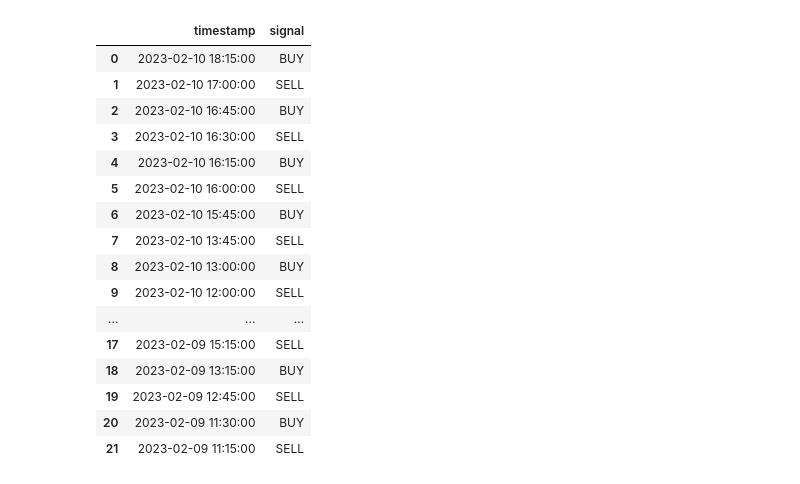
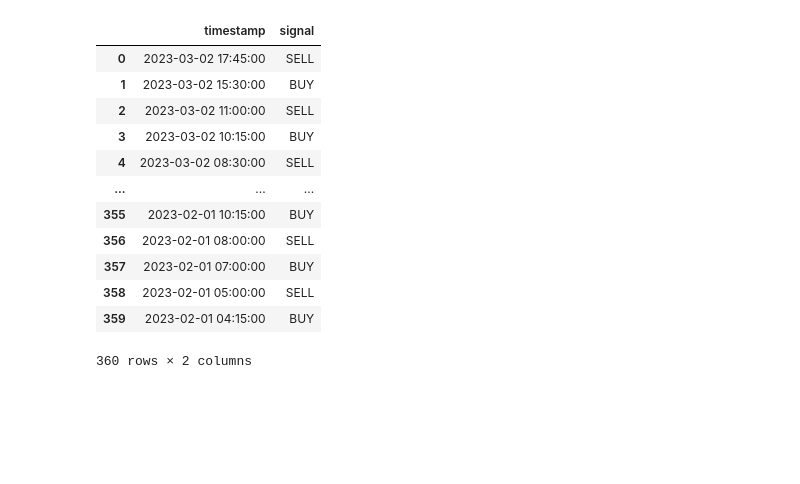
Before and after one commit to Harshit-2000/AlgoBulls-Assignment, a Jupyter notebook: AlgoBulls.ipynb, the cells around one changed output. Drawn from its saved outputs; the diff is of its cells as text; code cells hidden in the pictures; blank space fills up the shorter version.

Commit message:
Added new methods to Script Data class to fetch historical data

```diff
--- a/AlgoBulls.ipynb
+++ b/AlgoBulls.ipynb
@@ -108,12 +154,16 @@ class Strategy:
     def __init__(self, script):
         self.script = script
 
-        # fetching stock data using ScriptData class
+
+    def get_script_data(self):
         self.script_data = ScriptData()
-        self.script_data.fetch_intraday_data(script)
-        self.script_data.convert_intraday_data(script)
 
-        self.df = self.script_data[script]
+        # fetching stocks data using scriptData class
+
+        self.script_data.fetch_extended_intraday_data(self.script)
+        self.script_data.convert_extended_intraday_data(self.script)
+
+        self.df = self.script_data.extended_data[self.script]
 
         # taking time period as 5 as no time period is given in assignment.
         self.indicator_data = indicator1(self.df, timeperiod=5)
@@ -123,7 +173,7 @@ class Strategy:
     def get_signals(self):
 
         """
-            returns a dataframe with
+            returns a dataframe with signal wheather to buy/sell a stock at a timepstamp.
         """
 
         signals = pd.DataFrame(columns=["timestamp", "signal"])
@@ -142,25 +192,22 @@ class Strategy:
         return filtered_signals
 # %%
 strategy = Strategy('NVDA')
+strategy.get_script_data()
 strategy.get_signals()
 # %% [output]
 |  | timestamp | signal |
-| 0 | 2023-02-10 18:15:00 | BUY |
-| 1 | 2023-02-10 17:00:00 | SELL |
-| 2 | 2023-02-10 16:45:00 | BUY |
-| 3 | 2023-02-10 16:30:00 | SELL |
-| 4 | 2023-02-10 16:15:00 | BUY |
-| 5 | 2023-02-10 16:00:00 | SELL |
-| 6 | 2023-02-10 15:45:00 | BUY |
-| 7 | 2023-02-10 13:45:00 | SELL |
-| 8 | 2023-02-10 13:00:00 | BUY |
-| 9 | 2023-02-10 12:00:00 | SELL |
+| 0 | 2023-03-02 17:45:00 | SELL |
+| 1 | 2023-03-02 15:30:00 | BUY |
+| 2 | 2023-03-02 11:00:00 | SELL |
+| 3 | 2023-03-02 10:15:00 | BUY |
+| 4 | 2023-03-02 08:30:00 | SELL |
 | ... | ... | ... |
-| 17 | 2023-02-09 15:15:00 | SELL |
-| 18 | 2023-02-09 13:15:00 | BUY |
-| 19 | 2023-02-09 12:45:00 | SELL |
-| 20 | 2023-02-09 11:30:00 | BUY |
-| 21 | 2023-02-09 11:15:00 | SELL |
+| 355 | 2023-02-01 10:15:00 | BUY |
+| 356 | 2023-02-01 08:00:00 | SELL |
+| 357 | 2023-02-01 07:00:00 | BUY |
+| 358 | 2023-02-01 05:00:00 | SELL |
+| 359 | 2023-02-01 04:15:00 | BUY |
+360 rows × 2 columns
 # %%
 indicator_input = [{"name" : "SMA", "data" : indicator_df['indicator']}]
 
```
Also changed, not shown: parts of 5 cells of this notebook.
